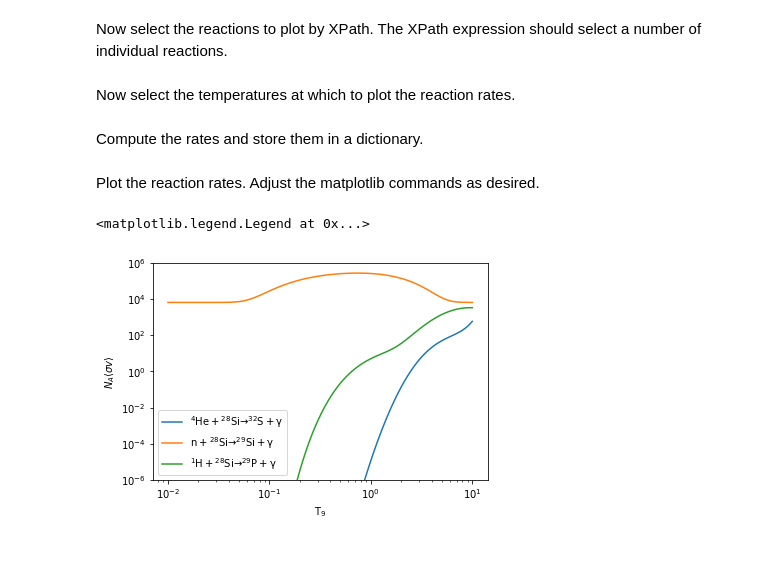
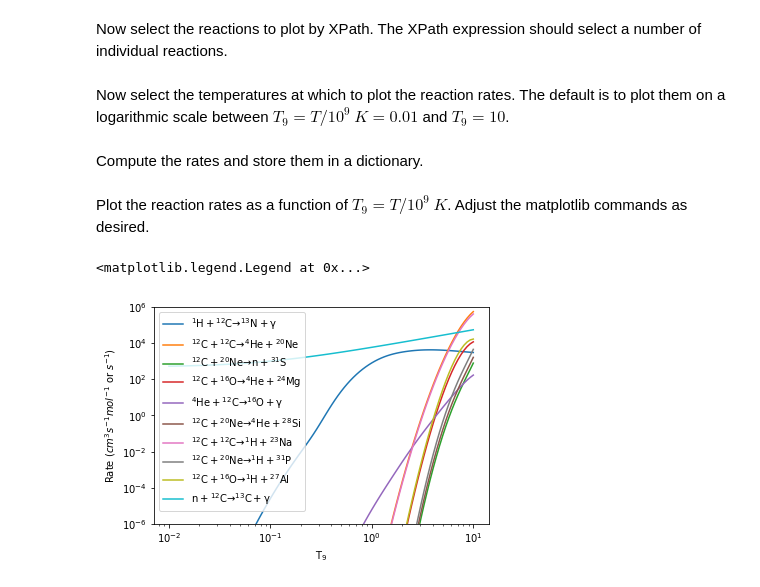
Before and after one commit to mbradle/plot_reaction_xml, a Jupyter notebook: plot_reaction_xml.ipynb, the cells around one changed output. Drawn from its saved outputs; the diff is of its cells as text; code cells hidden in the pictures; blank space fills up the shorter version.

```diff
--- a/plot_reaction_xml.ipynb
+++ b/plot_reaction_xml.ipynb
@@ -20,12 +23,12 @@ Begin by reading in the XML.  You may read the data from a local directory or ov
 # %%
-xml = wx.Xml("my_net.xml")
-#xml= wx.Xml("https://example.com/my_net.xml")
+xml = wx.Xml(io.BytesIO(requests.get('https://osf.io/kyhbs/download').content))
+#xml= wx.Xml("example.xml")
 # %% [markdown]
 Now select the reactions to plot by XPath.  The XPath expression should select a number of individual reactions.
 # %%
-reactions = xml.get_reaction_data("[reactant = 'si28' and product = 'gamma']")
+reactions = xml.get_reaction_data("[reactant = 'c12']")
 # %% [markdown]
-Now select the temperatures at which to plot the reaction rates.
+Now select the temperatures at which to plot the reaction rates.  The default is to plot them on a logarithmic scale between $T_9 = T/10^9\ K = 0.01$ and $T_9 = 10$.
 # %%
 t9s = np.logspace(-2, 1, 100)
 # %% [markdown]
@@ -39,20 +42,20 @@ for r in reactions:
         yy.append(reactions[r].compute_rate(t9, user_funcs = my_user_rates))
     y[r] = yy
 # %% [markdown]
-Plot the reaction rates.  Adjust the matplotlib commands as desired.
+Plot the reaction rates as a function of $T_9 = T / 10^9\ K$.  Adjust the matplotlib commands as desired.
 # %%
 for r in reactions:
     plt.plot(t9s, y[reactions[r].get_string()], label=reactions[r].get_latex_string())
 
 plt.xscale('log')
 plt.yscale('log')
 
 plt.ylim([1.e-6, 1.e6])
 
 plt.xlabel('${\\rm T_9}$')
-plt.ylabel('$N_A \\langle \\sigma v \\rangle$')
+plt.ylabel('Rate ($cm^3 s^{-1} mol^{-1}$ or $s^{-1}$)')
 
 plt.legend()
 # %% [output]
 <matplotlib.legend.Legend at 0x...>
-[figure, old version]
+[figure, new version]
```
Also changed, not shown: parts of 3 cells of this notebook.
